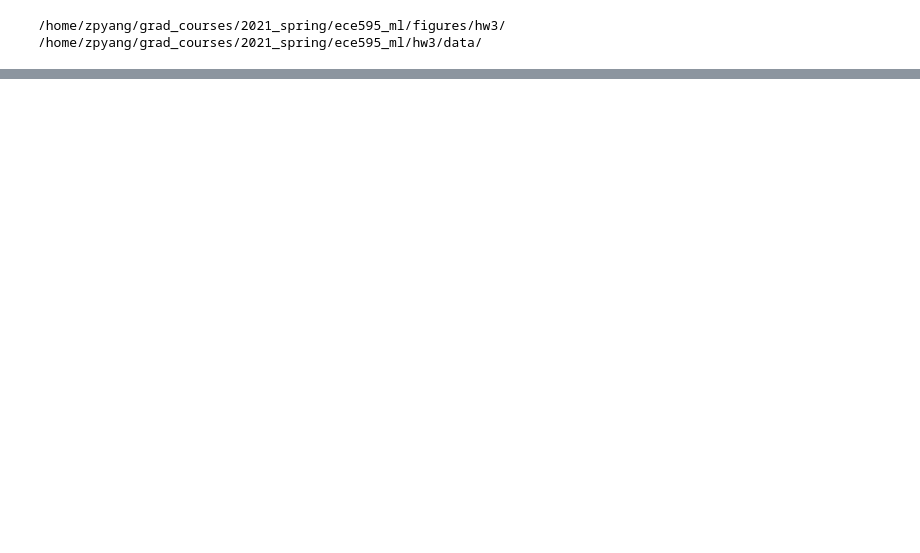
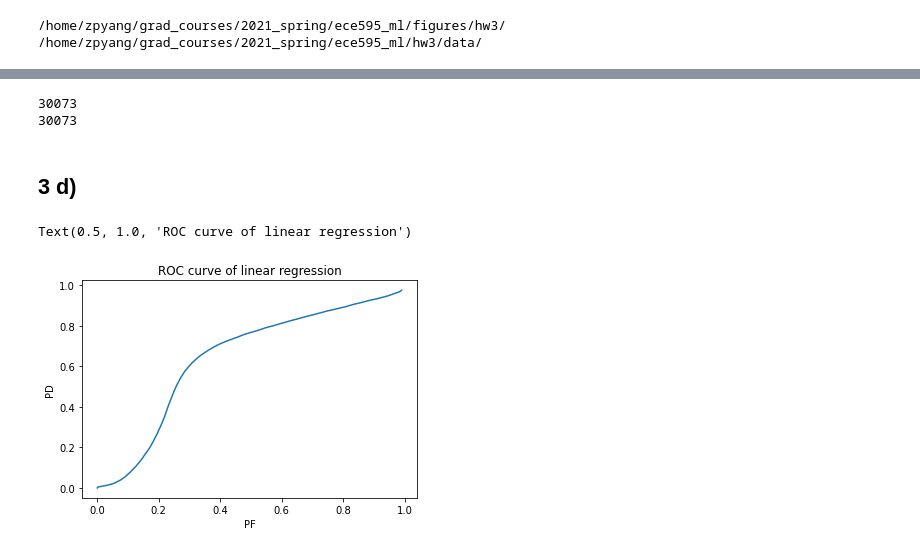
Before and after one commit to zp-yang/grad_courses, a Jupyter notebook: 2021_spring/ece595_ml/hw3.ipynb, the cells around one changed output, grey strips where cells are left out. Drawn from its saved outputs; the diff is of its cells as text; code cells hidden in the pictures; blank space fills up the shorter version.

```diff
--- a/2021_spring/ece595_ml/hw3.ipynb
+++ b/2021_spring/ece595_ml/hw3.ipynb
@@ -27,0 +242,43 @@ train_grass = np.matrix(train_grass)
+# %%
+print(np.sum(truth))
+print(np.sum(truth_int))
+# %% [output]
+30073
+30073
+# %% [markdown]
+## 3 d)
+# %%
+X1 = train_cat.T
+X0 = train_grass.T
+A = np.vstack((X1,X0))
+b = np.hstack((np.ones(K1),-np.ones(K0)))
+theta = np.linalg.lstsq(A,b, rcond=None)[0]
+# %%
+tau_calc_mat = np.zeros((M-8,N-8))
+for i in range(M-8):
+    for j in range(N-8):
+        block = Y[i:i+8, j:j+8]
+        x = block.reshape(1,-1).T
+        d = theta.T @ x
+        tau_calc_mat[i,j] = theta.T @ x
+
+n = 1000
+tau_vec = np.linspace(-1,0,n)
+PD_lr = np.zeros(n)
+PF_lr = np.zeros(n)
+for k in tqdm(range(n)):
+    pred = tau_calc_mat > tau_vec[k]
+
+    TP = np.sum((pred & truth))
+    PD_lr[k] = TP/np.sum(truth)
+
+    FP = np.sum(pred)-TP
+    PF_lr[k] = FP/((M-8)*(N-8)-np.sum(truth))
+
+plt.plot(PF_lr, PD_lr)
+plt.xlabel('PF')
+plt.ylabel('PD')
+plt.title('ROC curve of linear regression')
+# %% [output]
+Text(0.5, 1.0, 'ROC curve of linear regression')
+[figure, added]
```
Also changed, not shown: parts of 19 cells of this notebook, 5 other files.
